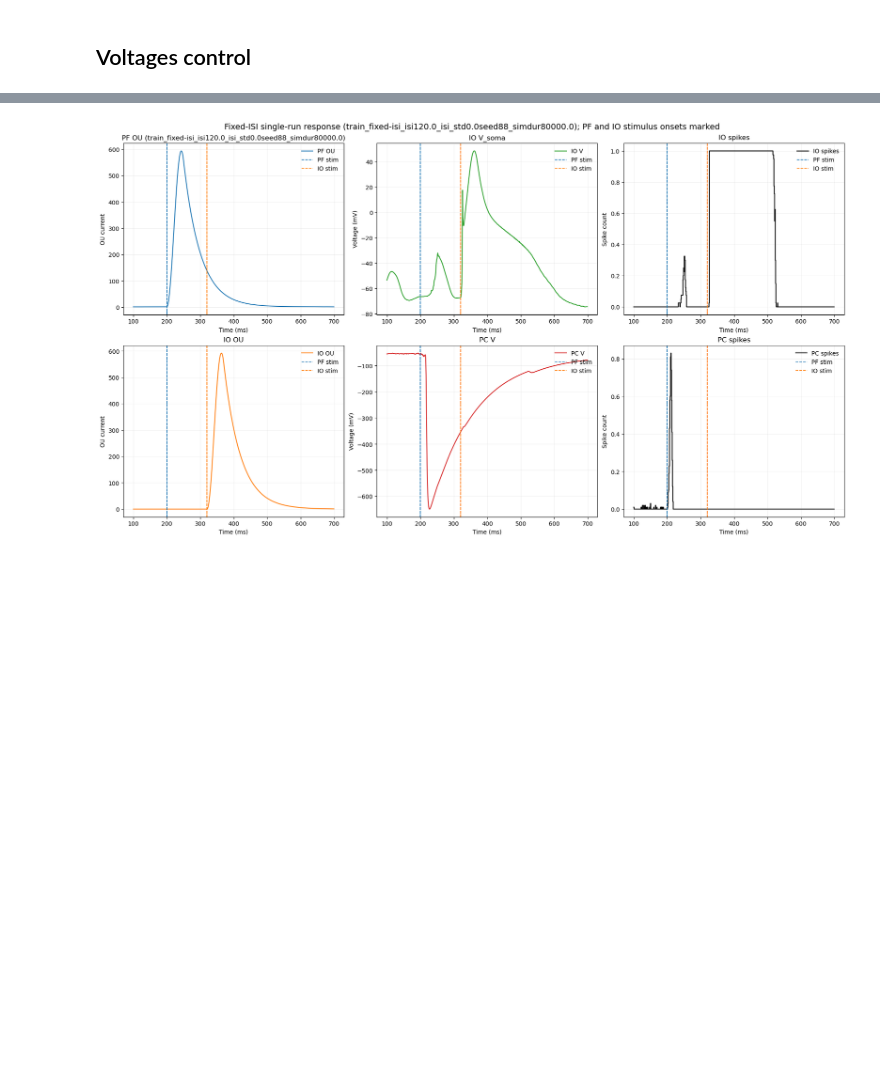
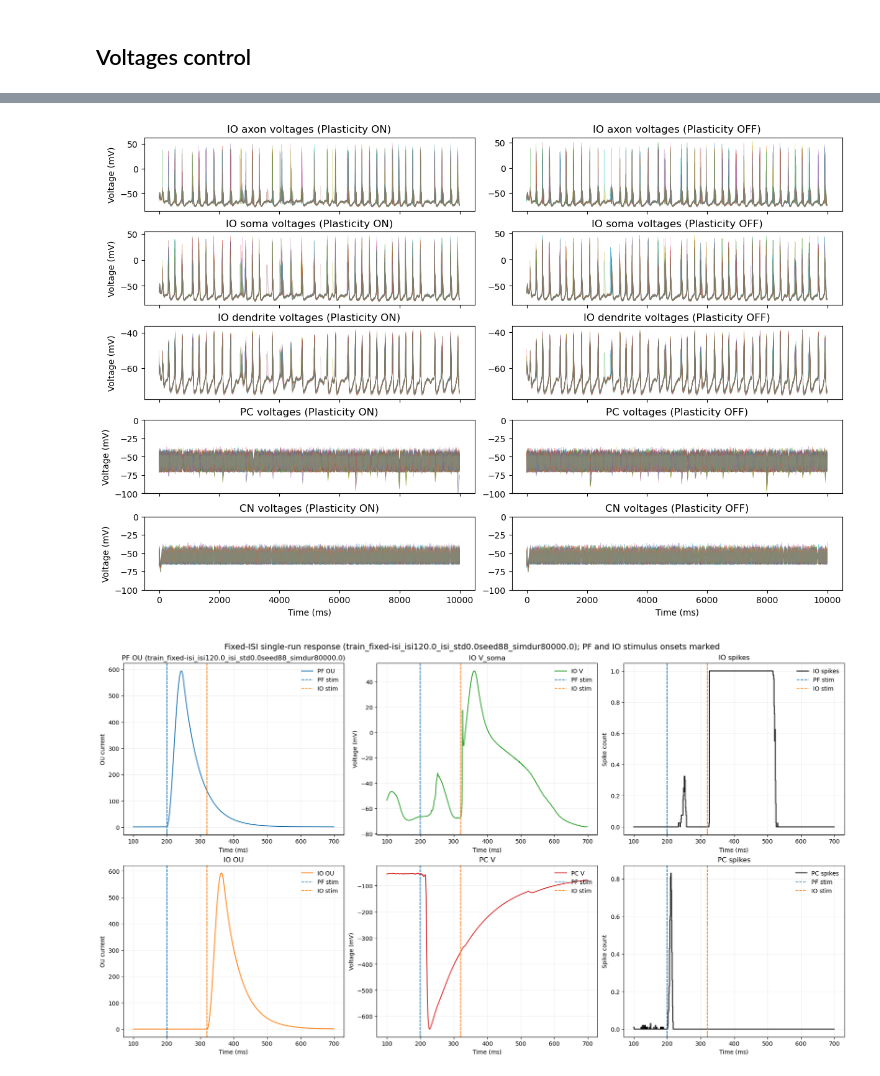
Before and after one commit to izaet/Olivocerebellar-circuit, a Jupyter notebook: stimulus_experiments/stim_analysis.ipynb, the cells around one changed output, grey strips where cells are left out. Cells and saved outputs as stored; diff of their text form; code cells hidden in the pictures; blank space fills up the shorter version.

```diff
--- a/stimulus_experiments/stim_analysis.ipynb
+++ b/stimulus_experiments/stim_analysis.ipynb
@@ -202,5 +185,9 @@ python3 main_entrain.py --run-type baseline --experiment nostim --PFPC_plasticit
 # %%
-v_check_jobs= baseline_commands(parent_dir = parent_dir, n_seeds=3, simdur= 10_000.0, monitor = "voltages", dt=0.1, )
-for job in v_check_jobs:
+v_check_jobs_plastic= baseline_commands(parent_dir = parent_dir, n_seeds=3, simdur= 10_000.0, monitor = "voltages", dt=0.1)
+for job in v_check_jobs_plastic:
     print(job["command"])
+v_check_jobs_frozen= baseline_commands(parent_dir = parent_dir, n_seeds=3, simdur= 10_000.0, monitor = "voltages", dt=0.1, plasticity_on=False, tag = str("frozen"))
+for job in v_check_jobs_frozen:
+    print(job["command"])
+    # print(job["run_path"])
 # %% [output]
@@ -210,3 +199,0 @@ python3 main_entrain.py --run-type baseline --experiment nostim --PFPC_plasticit
-# %%
-for job in v_check_jobs:
-    print(job["run_path"])
@@ -439,2 +409,79 @@ if not convergence_df.empty:
 # %% [markdown]
 ## Voltages control
+# %%
+datapaths = [job["run_path"] for job in v_check_jobs_plastic] + [job["run_path"] for job in v_check_jobs_frozen]
+
+all_rows = []
+for dataset in datapaths:
+    with np.load(dataset, allow_pickle=True) as npz:
+        data = {k: npz[k] for k in npz.files}
+    print(np.max(data["pc.V"]))
+
+    all_rows.append({
+        'dataset': data['seed'],
+        'plasticity_on': data['PFPC_plasticity_on'].item(),
+        'time_ms': data['ts'],
+
+        'io_V_axon': data['io.V_axon'],
+        'io_V_soma': data['io.V_soma'],
+        'io_V_dend': data['io.V_dend'],
+
+        'pc_V': data['pc.V'],
+        'cn_V': data['cn.V'],
+     })
+
+voltages_df = pd.DataFrame(all_rows)
+
+fig, axes = plt.subplots(nrows=5, ncols=2, figsize=(12, 8), constrained_layout=True, sharex= True)
+
+subset_plast = voltages_df[voltages_df["plasticity_on"].astype(bool)]
+subset_frozen = voltages_df[~voltages_df["plasticity_on"].astype(bool)]
+
+variables = [
+    ("io_V_axon", "IO axon voltages"),
+    ("io_V_soma", "IO soma voltages"),
+    ("io_V_dend", "IO dendrite voltages"),
+    ("pc_V", "PC voltages"),
+    ("cn_V", "CN voltages"),
+]
+
+def plot_all_node_traces(ax, subset, voltage_column):
+    """Plot every node's trace from every run in this subset."""
+    for _, run in subset.iterrows():
+        time = np.asarray(run["time_ms"])
+        voltage = np.asarray(run[voltage_column])
+
+        # If a monitor is one-dimensional, make it shape (time, 1).
+        if voltage.ndim == 1:
+            voltage = voltage[:, None]
+
+        # voltage has shape (n_timepoints, n_nodes).
+        # Matplotlib plots every column as a separate line.
+        ax.plot(
+            time,
+            voltage,
+            alpha=0.15,
+            linewidth=0.4,
+            rasterized=True,
+        )
+
+
+for i, (voltage_column, title) in enumerate(variables):
+    plot_all_node_traces(axes[i, 0], subset_plast, voltage_column)
+    plot_all_node_traces(axes[i, 1], subset_frozen, voltage_column)
+
+    axes[i, 0].set_title(f"{title} (Plasticity ON)")
+    axes[i, 1].set_title(f"{title} (Plasticity OFF)")
+    axes[i, 0].set_ylabel("Voltage (mV)")
+
+axes[-1, 0].set_xlabel("Time (ms)")
+axes[-1, 1].set_xlabel("Time (ms)")
+
+axes[3,0].set_ylim([-100, 0])
+axes[3,1].set_ylim([-100, 0])
+axes[4,0].set_ylim([-100, 0])
+axes[4,1].set_ylim([-100, 0])
+
+
+plt.show()
+# %% [output]
@@ -441,3 +494,4 @@ if not convergence_df.empty:
+[figure, added]
 # %%
 # Build a dataset with all fixed-ISI runs, but plot only one run for inspection
 fixed_isi_paths = [job["run_path"] for job in jobs_fixed_isi]
```
Also changed, not shown: parts of 8 cells of this notebook, 2 other files.
